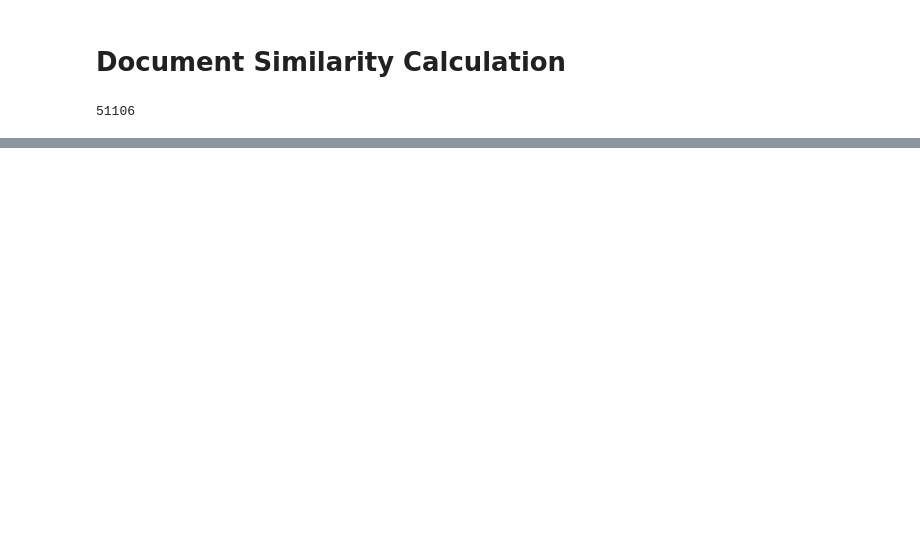
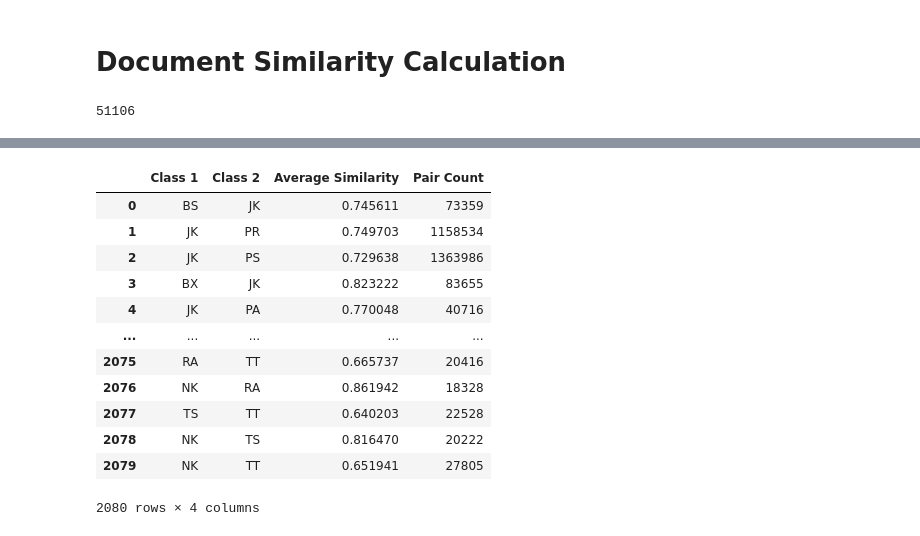
Before and after one commit to wenyi-shang/LCC-Similarity, a Jupyter notebook: Data Analysis.ipynb, the cells around one changed output, grey strips where cells are left out. Saved outputs shown, nothing was run; the diff lists cells and outputs as text; code cells hidden in the pictures; blank space fills up the shorter version.

```diff
--- a/Data Analysis.ipynb
+++ b/Data Analysis.ipynb
@@ -199,38 +37,0 @@ multiple_categories_book_similarity
-# %%
-# Get the main category from double digit categories
-def get_main_category(code):
-    return code[0]
-category_similarities['Main Category 1'] = category_similarities['Category 1'].apply(get_main_category)
-category_similarities['Main Category 2'] = category_similarities['Category 2'].apply(get_main_category)
-
-# Within-subcategory similarities (AA-AA)
-within_subcategory_rows = category_similarities[category_similarities['Category 1'] == category_similarities['Category 2']].copy()
-within_subcategory_rows['Category'] = within_subcategory_rows['Category 1']
-within_subcategory_rows['Main Category'] = within_subcategory_rows['Category'].apply(get_main_category)
-within_subcategory_rows['Type'] = 'Within Subcategory'
-
-# Main-category average similarity (average of AA–AA, AA-AB...)
-main_category_avgs = []
-for main_category in sorted(set(category_similarities['Main Category 1']).union(category_similarities['Main Category 2'])):
-    subset = category_similarities[
-        (category_similarities['Main Category 1'] == main_category) &
-        (category_similarities['Main Category 2'] == main_category)
-    ].copy()
-    total_pairs = subset['Pair Count'].sum()
-    weighted_sum = (subset['Average Similarity'] * subset['Pair Count']).sum()
-    avg_sim = weighted_sum / total_pairs
-    main_category_avgs.append({
-        'Category': main_category,
-        'Main Category': main_category,
-        'Average Similarity': avg_sim,
-        'Type': 'Main Category Average'
-    })
-main_category_df = pd.DataFrame(main_category_avgs)
-
-category_average_data = pd.concat([
-    within_subcategory_rows[['Category', 'Main Category', 'Average Similarity', 'Type']],
-    main_category_df[['Category', 'Main Category', 'Average Similarity', 'Type']]
-], ignore_index=True)
-
-pd.set_option("display.max_rows", 100)
-category_average_data.sort_values(by = 'Category')
@@ -765,0 +120,17 @@ Pearson correlation: r = -0.031, p = 0.177
+# %%
+class_similarities = pd.read_csv("data/class_similarities.csv")
+class_similarities
+# %% [output]
+|  | Class 1 | Class 2 | Average Similarity | Pair Count |
+| 0 | BS | JK | 0.745611 | 73359 |
+| 1 | JK | PR | 0.749703 | 1158534 |
+| 2 | JK | PS | 0.729638 | 1363986 |
+| 3 | BX | JK | 0.823222 | 83655 |
+| 4 | JK | PA | 0.770048 | 40716 |
+| ... | ... | ... | ... | ... |
+| 2075 | RA | TT | 0.665737 | 20416 |
+| 2076 | NK | RA | 0.861942 | 18328 |
+| 2077 | TS | TT | 0.640203 | 22528 |
+| 2078 | NK | TS | 0.816470 | 20222 |
+| 2079 | NK | TT | 0.651941 | 27805 |
+2080 rows × 4 columns
```
Also changed, not shown: parts of 48 cells of this notebook.
